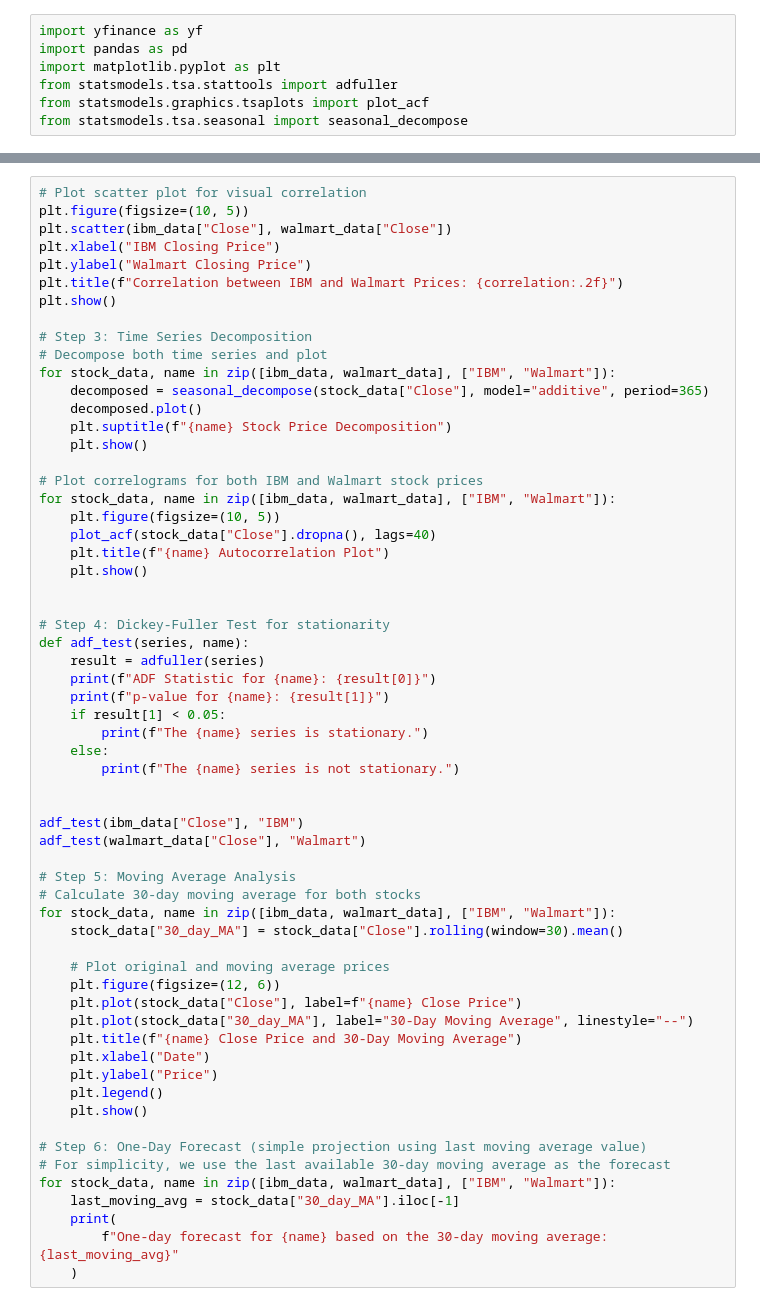
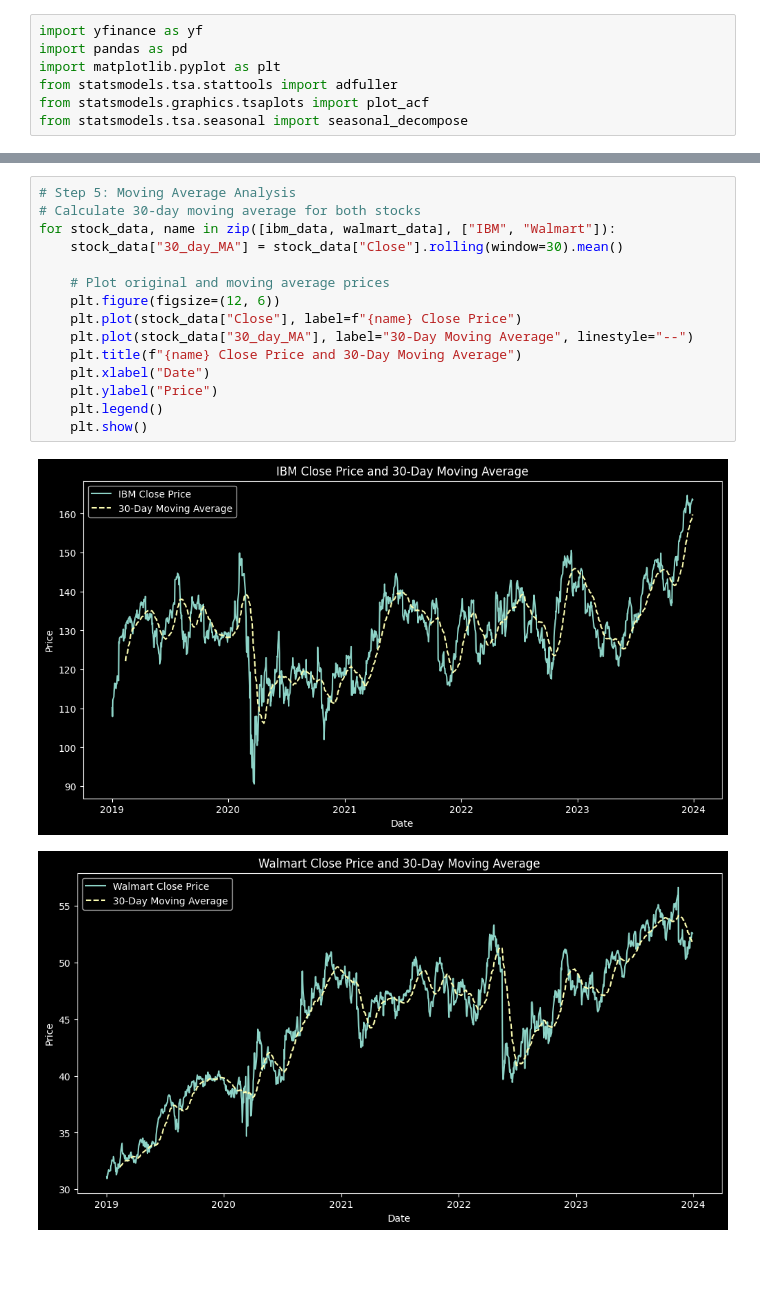
Before and after one commit to julihocc/ebac-cientifico-datos, a Jupyter notebook: S09-Modelling/M54-time-series/module-54-exercise.ipynb, the cells around one changed output, grey strips where cells are left out. Drawn from its saved outputs; the diff is of its cells as text; blank space fills up the shorter version.

```diff
--- a/S09-Modelling/M54-time-series/module-54-exercise.ipynb
+++ b/S09-Modelling/M54-time-series/module-54-exercise.ipynb
@@ -60,61 +174,18 @@ plt.show()
 # %%
-# Plot scatter plot for visual correlation
-plt.figure(figsize=(10, 5))
-plt.scatter(ibm_data["Close"], walmart_data["Close"])
-plt.xlabel("IBM Closing Price")
-plt.ylabel("Walmart Closing Price")
-plt.title(f"Correlation between IBM and Walmart Prices: {correlation:.2f}")
-plt.show()
-
-# Step 3: Time Series Decomposition
-# Decompose both time series and plot
-for stock_data, name in zip([ibm_data, walmart_data], ["IBM", "Walmart"]):
-    decomposed = seasonal_decompose(stock_data["Close"], model="additive", period=365)
-    decomposed.plot()
-    plt.suptitle(f"{name} Stock Price Decomposition")
-    plt.show()
-
-# Plot correlograms for both IBM and Walmart stock prices
-for stock_data, name in zip([ibm_data, walmart_data], ["IBM", "Walmart"]):
-    plt.figure(figsize=(10, 5))
-    plot_acf(stock_data["Close"].dropna(), lags=40)
-    plt.title(f"{name} Autocorrelation Plot")
-    plt.show()
-
-
-# Step 4: Dickey-Fuller Test for stationarity
-def adf_test(series, name):
-    result = adfuller(series)
-    print(f"ADF Statistic for {name}: {result[0]}")
-    print(f"p-value for {name}: {result[1]}")
-    if result[1] < 0.05:
-        print(f"The {name} series is stationary.")
-    else:
-        print(f"The {name} series is not stationary.")
-
-
-adf_test(ibm_data["Close"], "IBM")
-adf_test(walmart_data["Close"], "Walmart")
-
 # Step 5: Moving Average Analysis
 # Calculate 30-day moving average for both stocks
 for stock_data, name in zip([ibm_data, walmart_data], ["IBM", "Walmart"]):
     stock_data["30_day_MA"] = stock_data["Close"].rolling(window=30).mean()
 
     # Plot original and moving average prices
     plt.figure(figsize=(12, 6))
     plt.plot(stock_data["Close"], label=f"{name} Close Price")
     plt.plot(stock_data["30_day_MA"], label="30-Day Moving Average", linestyle="--")
     plt.title(f"{name} Close Price and 30-Day Moving Average")
     plt.xlabel("Date")
     plt.ylabel("Price")
     plt.legend()
     plt.show()
-
-# Step 6: One-Day Forecast (simple projection using last moving average value)
-# For simplicity, we use the last available 30-day moving average as the forecast
-for stock_data, name in zip([ibm_data, walmart_data], ["IBM", "Walmart"]):
-    last_moving_avg = stock_data["30_day_MA"].iloc[-1]
-    print(
-        f"One-day forecast for {name} based on the 30-day moving average: {last_moving_avg}"
-    )
+# %% [output]
+[figure, added]
+[figure, added]
```
Also changed, not shown: parts of 15 cells of this notebook, 2 other files.
